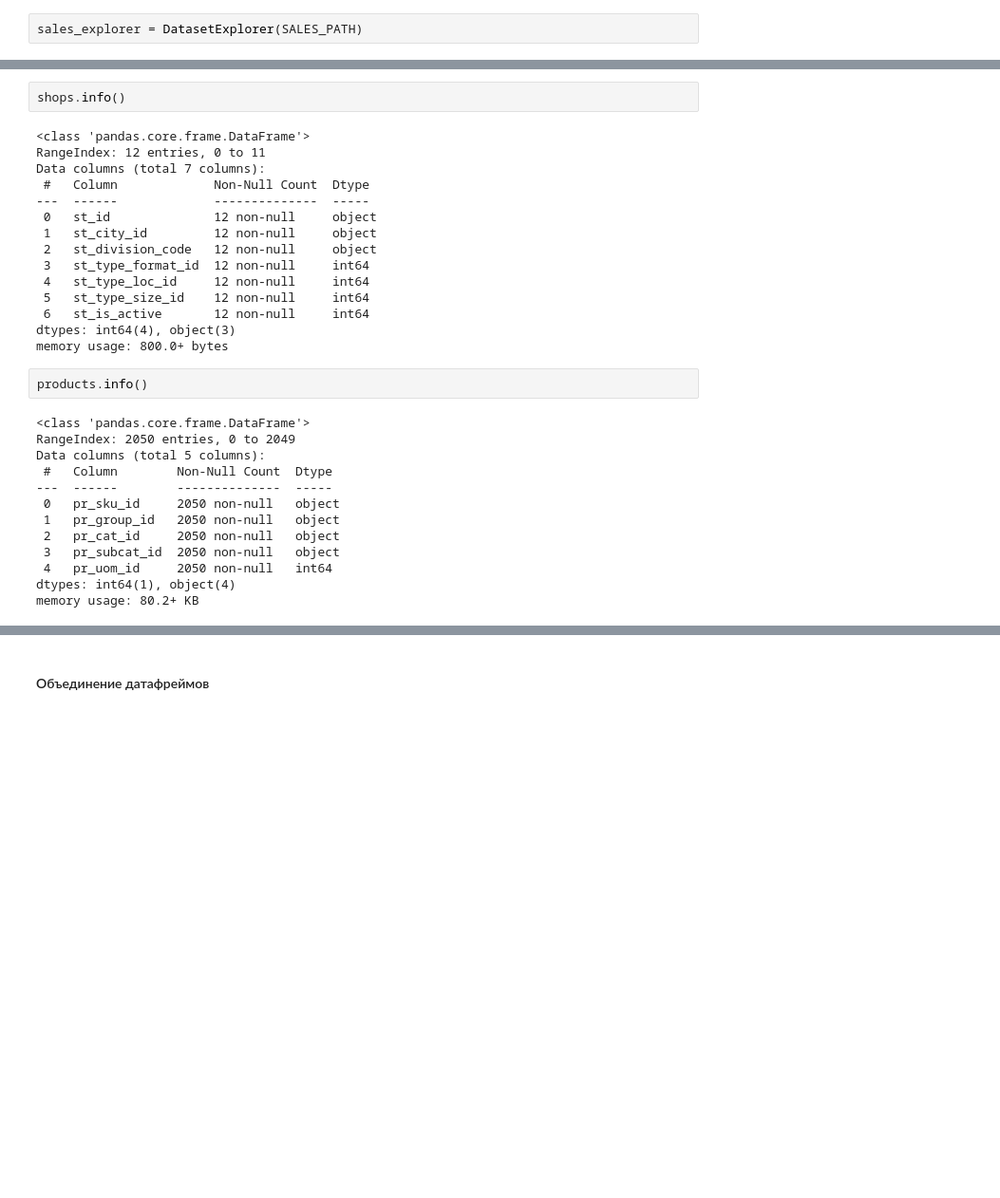
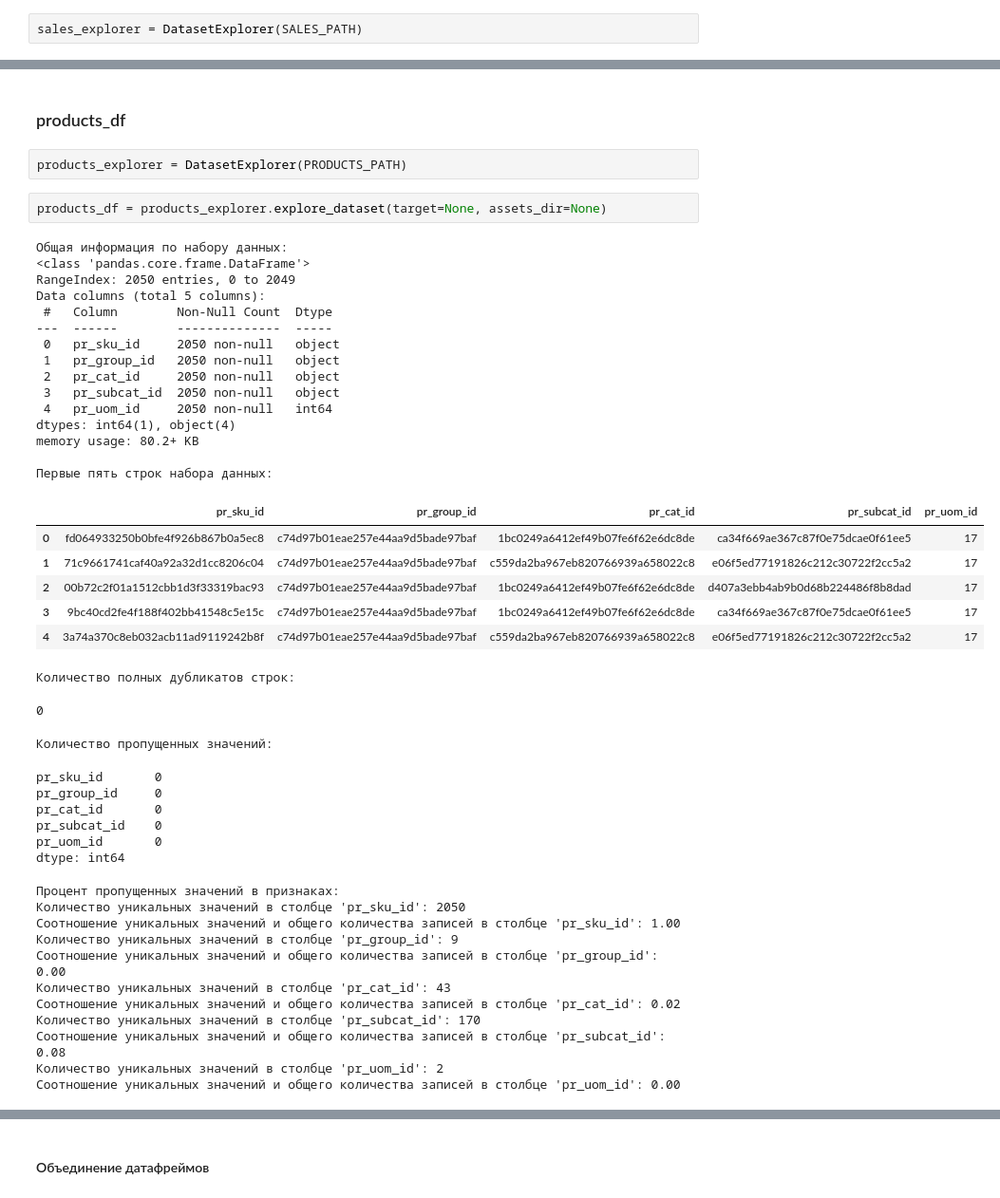
Before and after one commit to denis-42ds/demand_forecast_lenta, a Jupyter notebook: demand_forecast.ipynb, the cells around one changed output, grey strips where cells are left out. Shown at 95% size. Drawn from its saved outputs; the diff is of its cells as text; blank space fills up the shorter version.

```diff
--- a/demand_forecast.ipynb
+++ b/demand_forecast.ipynb
@@ -202,32 +181,48 @@ memory usage: 49.1+ MB
+# %% [markdown]
+### products_df
 # %%
-shops.info()
+products_explorer = DatasetExplorer(PRODUCTS_PATH)
-# %% [output]
-<class 'pandas.core.frame.DataFrame'>
-RangeIndex: 12 entries, 0 to 11
-Data columns (total 7 columns):
- #   Column             Non-Null Count  Dtype
----  ------             --------------  -----
- 0   st_id              12 non-null     object
- 1   st_city_id         12 non-null     object
- 2   st_division_code   12 non-null     object
- 3   st_type_format_id  12 non-null     int64
- 4   st_type_loc_id     12 non-null     int64
- 5   st_type_size_id    12 non-null     int64
- 6   st_is_active       12 non-null     int64
-dtypes: int64(4), object(3)
-memory usage: 800.0+ bytes
 # %%
-products.info()
+products_df = products_explorer.explore_dataset(target=None, assets_dir=None)
 # %% [output]
+Общая информация по набору данных:
 <class 'pandas.core.frame.DataFrame'>
 RangeIndex: 2050 entries, 0 to 2049
 Data columns (total 5 columns):
  #   Column        Non-Null Count  Dtype
 ---  ------        --------------  -----
  0   pr_sku_id     2050 non-null   object
  1   pr_group_id   2050 non-null   object
  2   pr_cat_id     2050 non-null   object
  3   pr_subcat_id  2050 non-null   object
  4   pr_uom_id     2050 non-null   int64
 dtypes: int64(1), object(4)
 memory usage: 80.2+ KB
+
+Первые пять строк набора данных:
+|  | pr_sku_id | pr_group_id | pr_cat_id | pr_subcat_id | pr_uom_id |
+| 0 | fd064933250b0bfe4f926b867b0a5ec8 | c74d97b01eae257e44aa9d5bade97baf | 1bc0249a6412ef49b07fe6f62e6dc8de | ca34f669ae367c87f0e75dcae0f61ee5 | 17 |
+| 1 | 71c9661741caf40a92a32d1cc8206c04 | c74d97b01eae257e44aa9d5bade97baf | c559da2ba967eb820766939a658022c8 | e06f5ed77191826c212c30722f2cc5a2 | 17 |
+| 2 | 00b72c2f01a1512cbb1d3f33319bac93 | c74d97b01eae257e44aa9d5bade97baf | 1bc0249a6412ef49b07fe6f62e6dc8de | d407a3ebb4ab9b0d68b224486f8b8dad | 17 |
+| 3 | 9bc40cd2fe4f188f402bb41548c5e15c | c74d97b01eae257e44aa9d5bade97baf | 1bc0249a6412ef49b07fe6f62e6dc8de | ca34f669ae367c87f0e75dcae0f61ee5 | 17 |
+| 4 | 3a74a370c8eb032acb11ad9119242b8f | c74d97b01eae257e44aa9d5bade97baf | c559da2ba967eb820766939a658022c8 | e06f5ed77191826c212c30722f2cc5a2 | 17 |
+Количество полных дубликатов строк:
+0
+Количество пропущенных значений:
+pr_sku_id       0
+pr_group_id     0
+pr_cat_id       0
+pr_subcat_id    0
+pr_uom_id       0
+dtype: int64
+Процент пропущенных значений в признаках:
+Количество уникальных значений в столбце 'pr_sku_id': 2050
+Соотношение уникальных значений и общего количества записей в столбце 'pr_sku_id': 1.00
+Количество уникальных значений в столбце 'pr_group_id': 9
+Соотношение уникальных значений и общего количества записей в столбце 'pr_group_id': 0.00
+Количество уникальных значений в столбце 'pr_cat_id': 43
+Соотношение уникальных значений и общего количества записей в столбце 'pr_cat_id': 0.02
+Количество уникальных значений в столбце 'pr_subcat_id': 170
+Соотношение уникальных значений и общего количества записей в столбце 'pr_subcat_id': 0.08
+Количество уникальных значений в столбце 'pr_uom_id': 2
+Соотношение уникальных значений и общего количества записей в столбце 'pr_uom_id': 0.00
```
Also changed, not shown: parts of 29 cells of this notebook, 2 other files.
